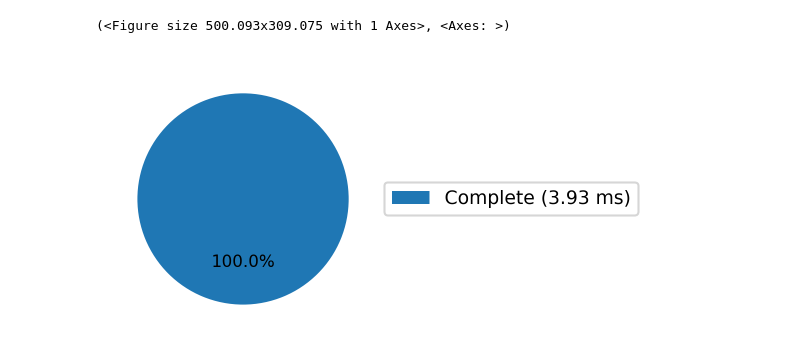
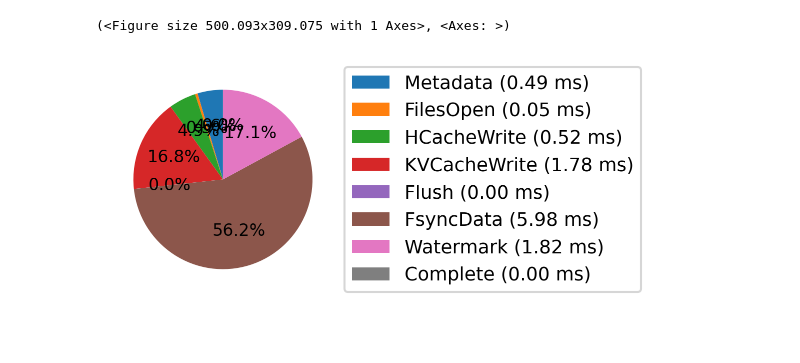
Before and after one commit to HXLLL/mllm, a Jupyter notebook: experiments/time_breakdown.ipynb, the cells around one changed output. Drawn from its saved outputs; the diff is of its cells as text; code cells hidden in the pictures; blank space fills up the shorter version.

Commit message:
time breakdown analysis for model loading and state loading

```diff
--- a/experiments/time_breakdown.ipynb
+++ b/experiments/time_breakdown.ipynb
@@ -7,6 +5,6 @@ default figsize: (3.3339558599695587, 2.0604980384530722)
 # %%
-df = read_trace("2.csv")
-df.head(n=20)
+df = read_trace("1.csv")
+df.head(n=30)
 # %% [output]
 |  | type | timestamp_us | count | layer_idx | seq_len | token_idx |
 | 0 | StartTracing | 0 | <NA> | <NA> | <NA> | <NA> |
@@ -186,35 +215,35 @@ checkpoint_analysis_df
 # %%
-def plot_checkpoint_pie(row):
-    """Plot a pie chart showing the cost breakdown of each component for a checkpoint."""
+def plot_event_pie(row, event_prefix):
+    """Plot a pie chart showing the cost breakdown of each component for an event group."""
     components = []
     times = []
 
     for col, value in row.items():
         if pd.notna(value):
             _, time_to_previous = value
-            component_name = col.replace('Checkpoint', '')
+            component_name = col.replace(event_prefix, '')
             if component_name != 'Begin' and time_to_previous > 0:
                 components.append(component_name)
                 times.append(time_to_previous)
 
     fig, ax = plt.subplots(figsize=figsize)
     wedges, texts, autotexts = ax.pie(
         times,
         labels=None,  # No labels on pie slices
         autopct='%1.1f%%',
         startangle=90,
         textprops={'fontsize': font_size - 1}
     )
 
     # Use legend instead of labels to avoid overlap
     ax.legend(wedges, [f'{c} ({t/1000:.2f} ms)' for c, t in zip(components, times)],
               loc='center left', bbox_to_anchor=(1, 0, 0.5, 1), fontsize=font_size)
 
     plt.tight_layout()
     return fig, ax
 
 # Example: plot pie chart for first checkpoint
-plot_checkpoint_pie(checkpoint_analysis_df.iloc[1])
+plot_event_pie(checkpoint_analysis_df.iloc[2], 'Checkpoint')
 # %% [output]
 (<Figure size 500.093x309.075 with 1 Axes>, <Axes: >)
-[figure, old version]
+[figure, new version]
```
Also changed, not shown: parts of 10 cells of this notebook.
